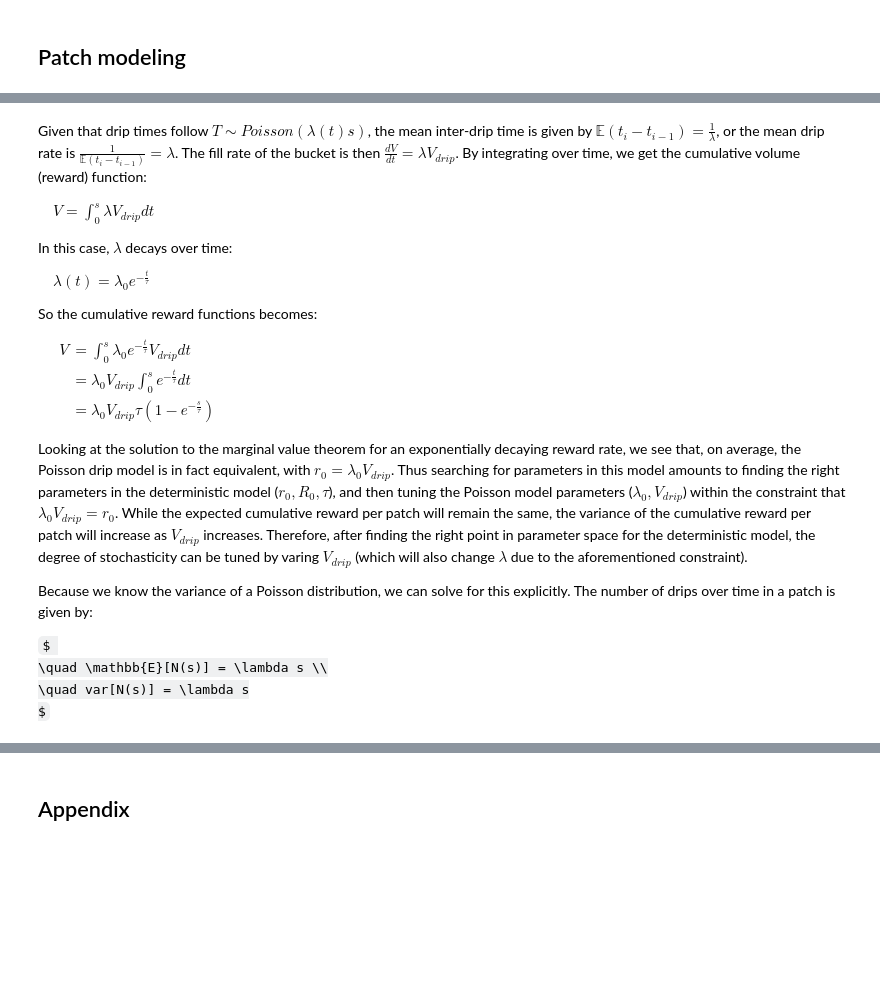
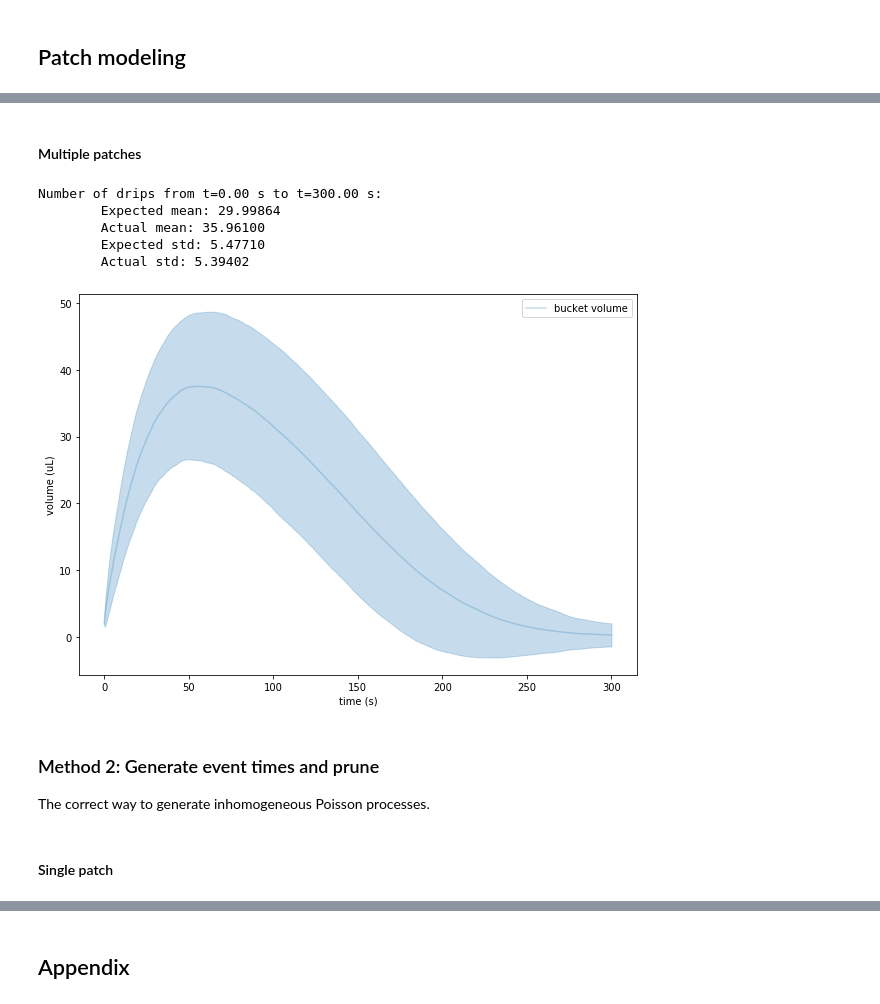
Before and after one commit to jbwebb8/foraging-analysis, a Jupyter notebook: notebooks/poisson_drip.ipynb, the cells around one changed output, grey strips where cells are left out. Saved outputs shown, nothing was run; the diff lists cells and outputs as text; code cells hidden in the pictures; some formulas as TeX source; blank space fills up the shorter version.

```diff
--- a/notebooks/poisson_drip.ipynb
+++ b/notebooks/poisson_drip.ipynb
@@ -225,27 +234,2 @@ $
-# %% [markdown]
-Given that drip times follow $T \sim Poisson(\lambda(t) s)$, the mean inter-drip time is given by $\mathbb{E}(t_i - t_{i-1}) = \frac{1}{\lambda}$, or the mean drip rate is $\frac{1}{\mathbb{E}(t_i - t_{i-1})} = \lambda$. The fill rate of the bucket is then $\frac{dV}{dt} = \lambda V_{drip}$. By integrating over time, we get the cumulative volume (reward) function:
-
-$\quad V = \int_0^s \lambda V_{drip} dt$
-
-In this case, $\lambda$ decays over time:
-
-$\quad \lambda(t) = \lambda_0 e^{-\frac{t}{\tau}}$
-
-So the cumulative reward functions becomes:
-
-$
-\begin{align}
-\quad V &= \int_0^s \lambda_0 e^{-\frac{t}{\tau}} V_{drip} dt \\
-&= \lambda_0 V_{drip} \int_0^s e^{-\frac{t}{\tau}} dt \\
-&= \lambda_0 V_{drip} \tau \left ( 1 - e^{-\frac{s}{\tau}} \right )
-\end{align}
-$
-
-Looking at the solution to the marginal value theorem for an exponentially decaying reward rate, we see that, on average, the Poisson drip model is in fact equivalent, with $r_0 = \lambda_0 V_{drip}$. Thus searching for parameters in this model amounts to finding the right parameters in the deterministic model ($r_0, R_0, \tau$), and then tuning the Poisson model parameters ($\lambda_0, V_{drip}$) within the constraint that $\lambda_0 V_{drip} = r_0$. While the expected cumulative reward per patch will remain the same, the variance of the cumulative reward per patch will increase as $V_{drip}$ increases. Therefore, after finding the right point in parameter space for the deterministic model, the degree of stochasticity can be tuned by varing $V_{drip}$ (which will also change $\lambda$ due to the aforementioned constraint).
-
-Because we know the variance of a Poisson distribution, we can solve for this explicitly. The number of drips over time in a patch is given by:
-
-$
-\quad \mathbb{E}[N(s)] = \lambda s \\
-\quad var[N(s)] = \lambda s
-$
+# %% [markdown]
+#### Multiple patches
@@ -251,0 +291,43 @@ $
+# %%
+# Check mean and variance of N(s)
+N_s = np.zeros([num_patches])
+for i in range(num_patches):
+    N_s[i] = len(t_drip_all[i])
+
+# Print results of N(s)
+print('Number of drips from t=%.2f s to t=%.2f s:' % (t_0, s))
+print('\tExpected mean: %.5f' % (Lam_drip(t_0, s)))
+print('\tActual mean: %.5f' % (np.mean(N_s)))
+print('\tExpected std: %.5f' % ((Lam_drip(t_0, s))**0.5))
+print('\tActual std: %.5f' % (np.std(N_s)))
+
+# Interpolate for plotting purposes
+t_interp = np.linspace(t_0, t_0 + s, num=10*s)
+V_interp = np.zeros([num_patches, t_interp.size])
+for i in range(num_patches):
+    F = interp1d(t_event_all[i], V_bucket_all[i])
+    idx_max = np.argwhere(t_interp <= t_event_all[i][-1]).flatten()[-1]
+    V_interp[i, :idx_max+1] = F(t_interp[:idx_max+1])
+    V_interp[i, idx_max+1:] = F(t_interp[idx_max])
+
+# Plot results
+fig, ax = plt.subplots(figsize=(10, 7))
+mean = np.mean(V_interp, axis=0)
+std = np.std(V_interp, axis=0)
+ax.plot(t_interp, mean, color='C0', alpha=0.25, label='bucket volume')
+ax.fill_between(t_interp, y1=mean-std, y2=mean+std, color='C0', alpha=0.25)
+ax.set_xlabel('time (s)')
+ax.set_ylabel('volume (uL)')
+ax.legend();
+# %% [output]
+Number of drips from t=0.00 s to t=300.00 s:
+        Expected mean: 29.99864
+        Actual mean: 35.96100
+        Expected std: 5.47710
+        Actual std: 5.39402
+[figure, added]
+# %% [markdown]
+### Method 2: Generate event times and prune
+The correct way to generate inhomogeneous Poisson processes.
+# %% [markdown]
+#### Single patch
```
Also changed, not shown: parts of 21 cells of this notebook.
